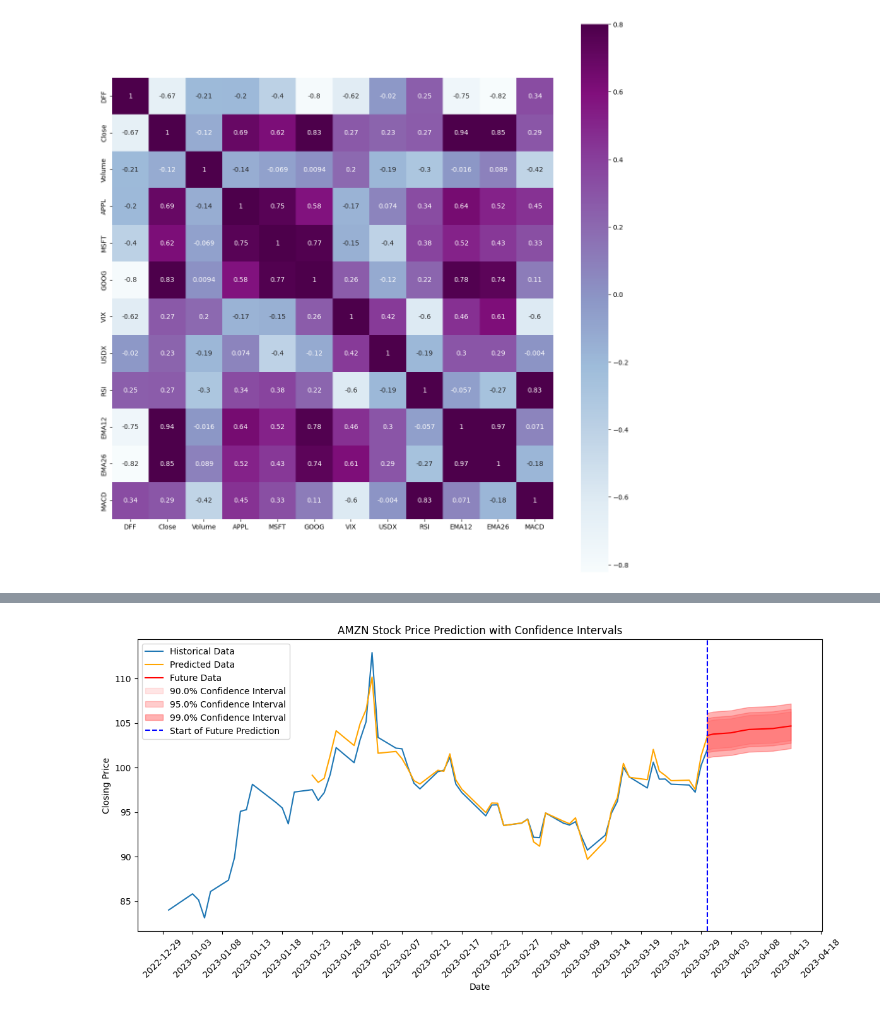
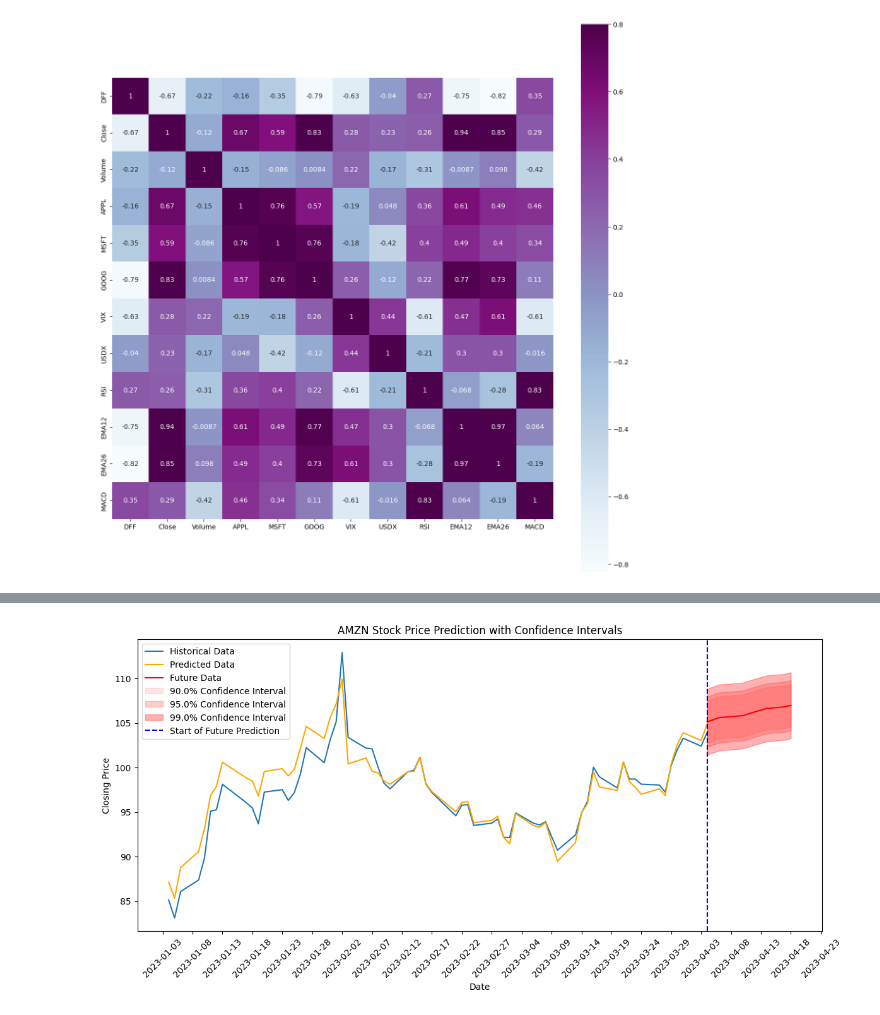
Before and after one commit to sdsouza33/StockMarket_2053BDM, a Jupyter notebook: 2053_LSTM_AMZN_stock.ipynb, the cells around one changed output, grey strips where cells are left out. Saved outputs shown, nothing was run; the diff lists cells and outputs as text; code cells hidden in the pictures.

```diff
--- a/2053_LSTM_AMZN_stock.ipynb
+++ b/2053_LSTM_AMZN_stock.ipynb
@@ -70,7 +70,7 @@ def data_prep(start_date, end_date):
     return X_data,y_data, dates,X_data, df_copy
 
 start_date = '2022-04-01'
-end_date = '2023-03-31'
+end_date = '2023-04-05'
 X, y, dates,X_data,Data = data_prep(start_date, end_date)
 
 print("Shape of X:", X.shape)
@@ -140,7 +140,7 @@ plt.show()
 # %% [output]
 [figure]
 # %%
-train_size = int(len(X) * 0.8)
+train_size = int(len(X) * 0.65)
 train_X, test_X = X[:train_size], X[train_size:]
 train_Y, test_Y = y[:train_size], y[train_size:]
 
@@ -286,32 +308,45 @@ print(future_closing_prices_df)
 confidence_levels = [0.90, 0.95, 0.99]
 future_intervals = calculate_confidence_intervals(future_closing_prices, std_residuals, confidence_levels)
 # %%
+import matplotlib.dates as mdates
+
+
+n_months = 3
+start_date = dates.iloc[-1][0] - pd.DateOffset(months=n_months)
+mask = dates['Date'] >= start_date
+filtered_dates = dates[mask]
+filtered_y = y_scaler.inverse_transform(y)[mask.to_numpy().reshape(-1)]
+
+predicted_mask = dates.iloc[-yhat.shape[0]:]['Date'] >= start_date
+filtered_yhat = yhat[predicted_mask.to_numpy().reshape(-1)]
+filtered_predicted_dates = dates.iloc[-yhat.shape[0]:][predicted_mask]
+
 plt.figure(figsize=(14, 6))
 plt.plot(filtered_dates['Date'], filtered_y, label='Historical Data')
 plt.plot(filtered_predicted_dates['Date'], filtered_yhat, label='Predicted Data', color='orange')
 plt.plot(future_dates, future_closing_prices, label='Future Data', color='red')
 
 for i, conf_level in enumerate(confidence_levels):
     lower_bound, upper_bound = future_intervals[i]
     plt.fill_between(future_dates, lower_bound.ravel(), upper_bound.ravel(), color='red', alpha=0.1 * (i + 1),
                      label=f'{conf_level * 100}% Confidence Interval')
 
 # Draw a vertical line at the point of future prediction
 plt.axvline(x=dates.iloc[-1][0], color='blue', linestyle='--', label='Start of Future Prediction')
 
 # Display day-by-day dates on the x-axis
 ax = plt.gca()
 ax.xaxis.set_major_formatter(mdates.DateFormatter('%Y-%m-%d'))
 ax.xaxis.set_major_locator(mdates.DayLocator(interval=5))
 plt.xticks(rotation=45)
 
 plt.xlabel('Date')
 plt.ylabel('Closing Price')
 plt.title('AMZN Stock Price Prediction with Confidence Intervals')
 plt.legend()
 plt.show()
 # %% [output]
-[figure, old version]
+[figure, new version]
 # %%
 import matplotlib.dates as mdates
 
```
Also changed, not shown: parts of 10 cells of this notebook, 1 other file.
